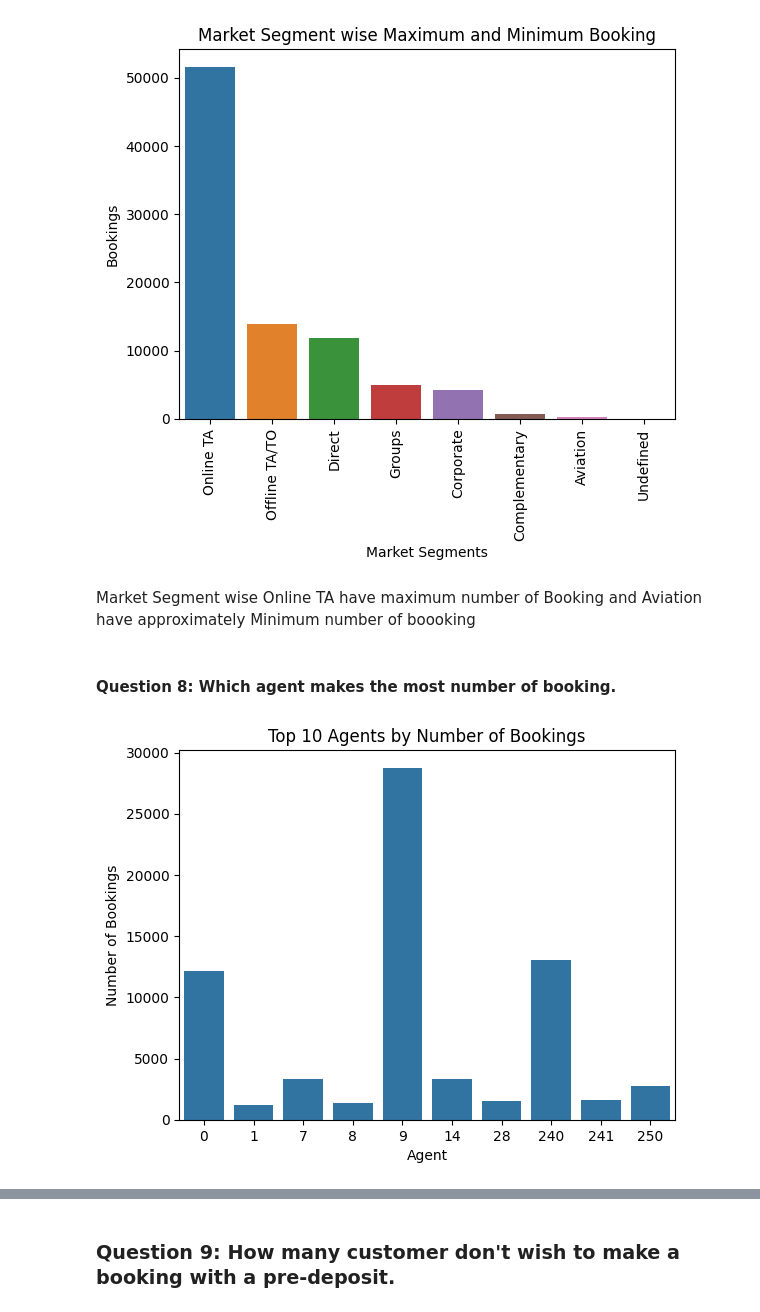
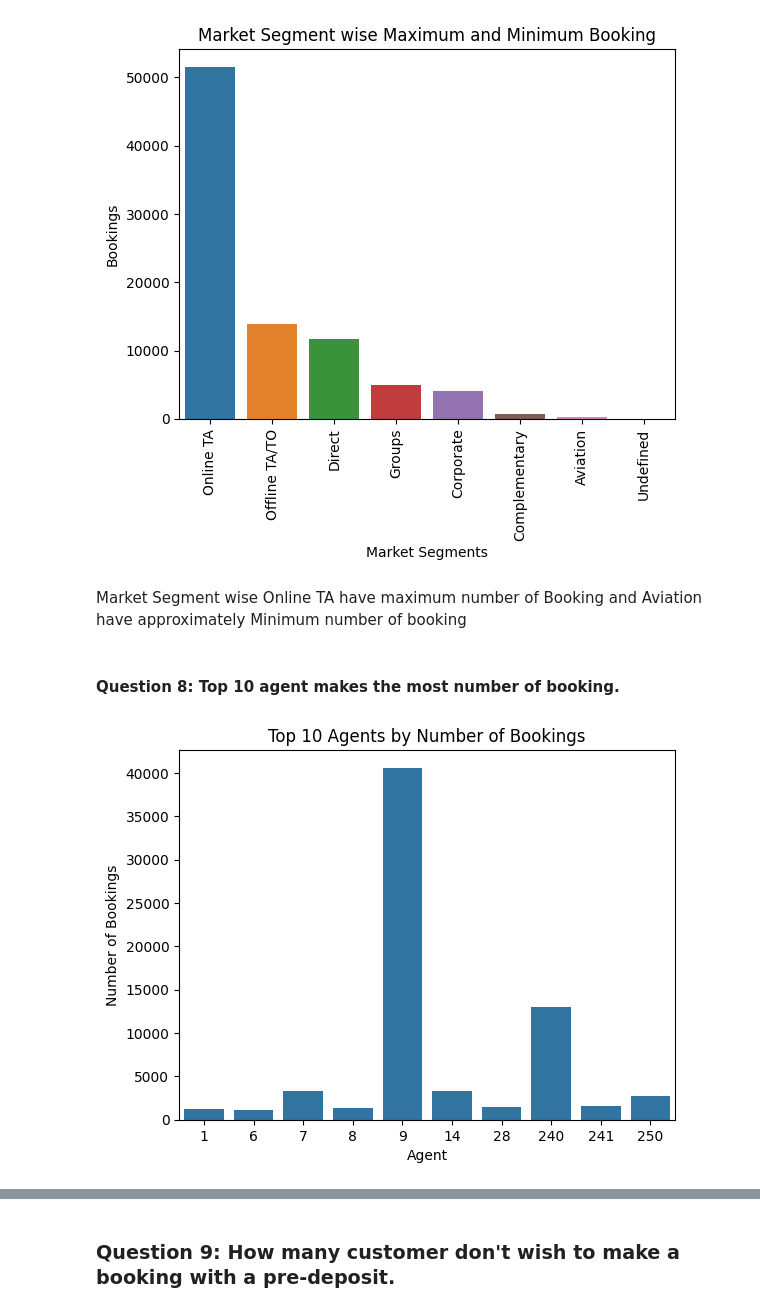
Before and after one commit to Debarpan200/EDA-Hotel-Booking-Analysis, a Jupyter notebook: Hotel_Booking_Analysis_Capstone_Project.ipynb, the cells around one changed output, grey strips where cells are left out. Cells and saved outputs as stored; diff of their text form; code cells hidden in the pictures.

```diff
--- a/Hotel_Booking_Analysis_Capstone_Project.ipynb
+++ b/Hotel_Booking_Analysis_Capstone_Project.ipynb
@@ -175,4 +175,6 @@ np.int64(4)
 read_hotel_booking['country'].isnull().sum()
 # %% [output]
 np.int64(488)
+# %%
+read_hotel_booking.dropna(subset=['country'], inplace=True)
 # %%
@@ -243,6 +240,6 @@ np.int64(0)
 # %%
 # replace missing values agent column with mean value
-read_hotel_booking['agent'].fillna(0, inplace=True)
+read_hotel_booking['agent'].fillna(9.0, inplace=True)
 # %% [output]
 The behavior will change in pandas 3.0. This inplace method will never work because the intermediate object on which we are setting values always behaves as a copy.
 
@@ -518,17 +522,17 @@ plt.show()
 # %% [output]
 [figure]
 # %% [markdown]
-Market Segment wise Online TA have maximum number of Booking and Aviation have approximately Minimum number of boooking
+Market Segment wise Online TA have maximum number of Booking and Aviation have approximately Minimum number of booking
 # %% [markdown]
-#### **Question 8:** Which agent makes the most number of booking.
+#### **Question 8:** Top 10 agent makes the most number of booking.
 # %%
 top_10_agents = read_hotel_booking['agent'].value_counts().head(10)
 
-sns.barplot(top_10_agents)
+sns.barplot(x= top_10_agents.index, y= top_10_agents.values)
 plt.xlabel('Agent')
 plt.ylabel('Number of Bookings')
 plt.title('Top 10 Agents by Number of Bookings')
 plt.show()
 # %% [output]
-[figure, old version]
+[figure, new version]
 # %% [markdown]
```
Also changed, not shown: parts of 28 cells of this notebook.
